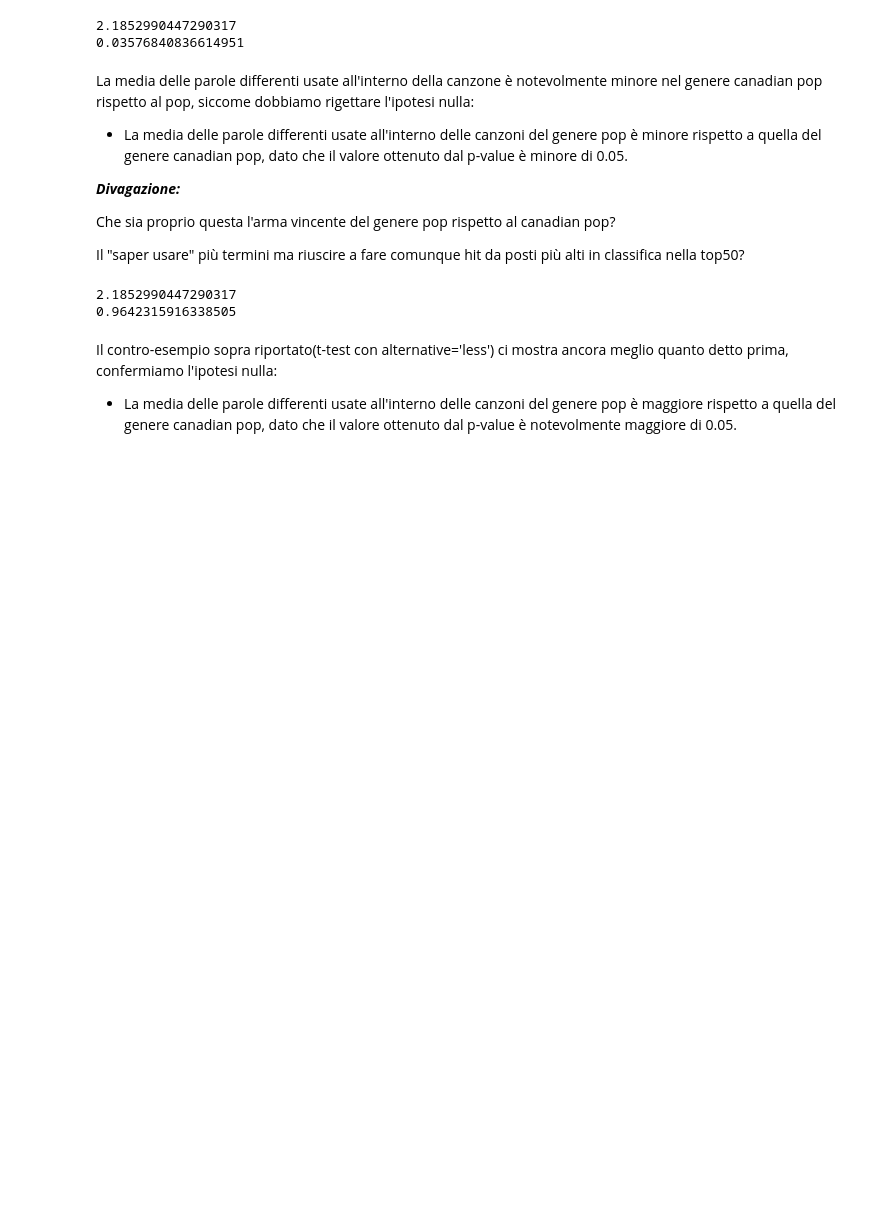
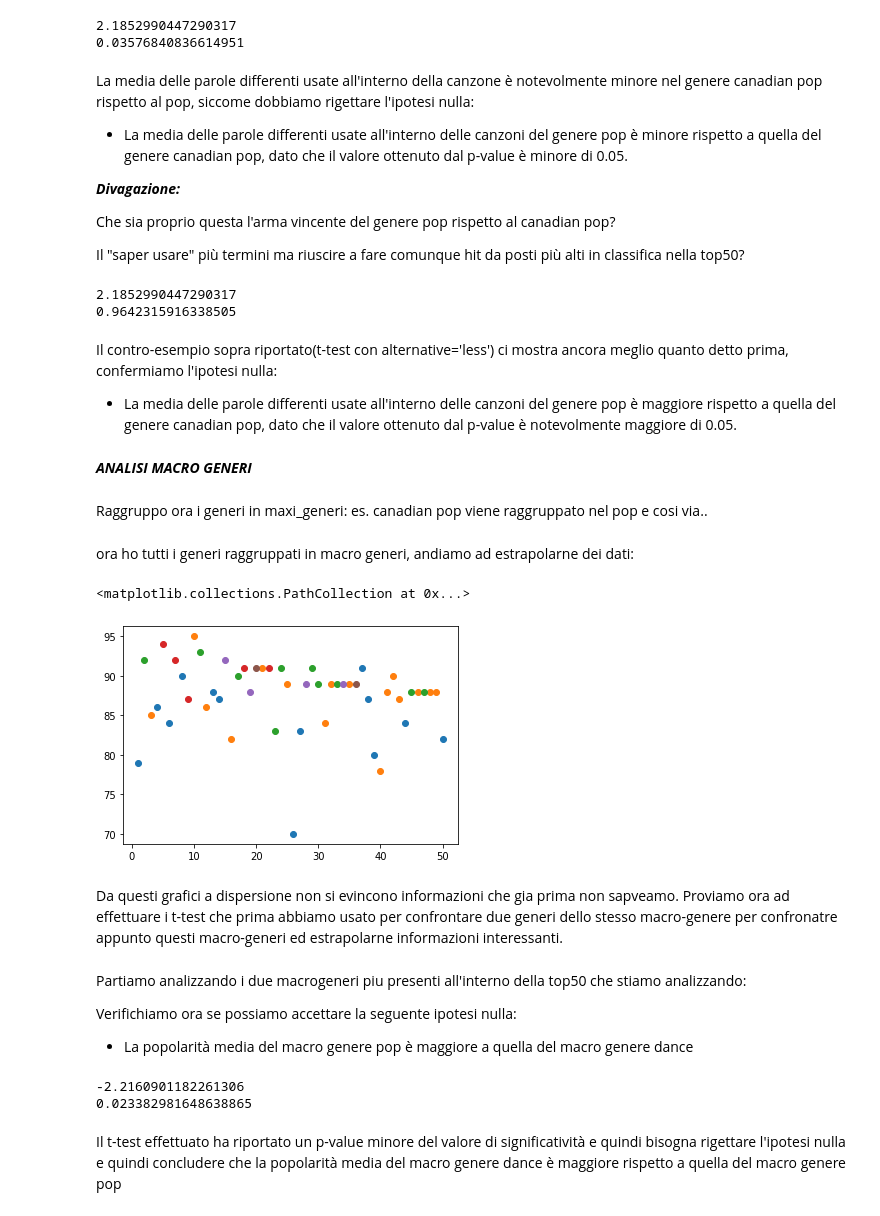
Before and after one commit to PedemonteGiacomo/DataScienceProject, a Jupyter notebook: project.ipynb, the cells around one changed output. Saved outputs shown, nothing was run; the diff lists cells and outputs as text; code cells hidden in the pictures; blank space fills up the shorter version.

```diff
--- a/project.ipynb
+++ b/project.ipynb
@@ -573,3 +526,75 @@ print(p_value)
 
 Il contro-esempio sopra riportato(t-test con alternative='less') ci mostra ancora meglio quanto detto prima, confermiamo l'ipotesi nulla:
 - La media delle parole differenti usate all'interno delle canzoni del genere pop è maggiore rispetto a quella del genere canadian pop, dato che il valore ottenuto dal p-value è notevolmente maggiore di 0.05.
+# %% [markdown]
+***ANALISI MACRO GENERI***
+# %% [markdown]
+Raggruppo ora i generi in maxi_generi: es. canadian pop viene raggruppato nel pop e cosi via..
+# %%
+genere_pop = top50[top50['Genre']=='pop']
+genere_canadian_pop = top50[top50['Genre']=='canadian pop']
+genere_panamanian = top50[top50['Genre']=='panamanian pop']
+genere_australian_pop = top50[top50['Genre']=='australian pop']
+genere_boy_band = top50[top50['Genre']=='boy band']
+maxi_genere_pop = pd.concat([genere_pop,genere_canadian_pop,genere_panamanian,genere_australian_pop,genere_boy_band],axis=0,keys=['pop', 'pop', 'pop', 'pop','pop'], names=['Genere',None]) #, ignore_index=True
+#print(len(maxi_genere_pop))
+genere_pop_house = top50[top50['Genre']=='pop house']
+genere_electropop = top50[top50['Genre']=='electropop']
+genere_dance_pop = top50[top50['Genre']=='dance pop']
+genere_edm =  top50[top50['Genre']=='edm']
+genere_brostep =  top50[top50['Genre']=='brostep']
+maxi_genere_dance = pd.concat([genere_pop_house,genere_electropop,genere_dance_pop,genere_edm,genere_brostep],axis=0,keys=['dance', 'dance', 'dance', 'dance','dance'], names=['Genere',None])
+#print(len(maxi_genere_dance))
+genere_reggaeton = top50[top50['Genre']=='reggaeton']
+genere_latin = top50[top50['Genre']=='latin']
+genere_reggaeton_flow = top50[top50['Genre']=='reggaeton flow']
+genere_r_and_b = top50[top50['Genre']=='r&b en espanol']
+maxi_genere_reggaeton = pd.concat([genere_reggaeton,genere_reggaeton_flow,genere_latin,genere_r_and_b],axis=0,keys=['reggaeton', 'reggaeton', 'reggaeton', 'reggaeton'], names=['Genere',None])
+#print(len(maxi_genere_reggaeton))
+genere_trap = top50[top50['Genre']=='trap music']
+genere_country_rap = top50[top50['Genre']=='country rap']
+genere_dfw_rap = top50[top50['Genre']=='dfw rap']
+maxi_genere_rap = pd.concat([genere_trap,genere_country_rap,genere_dfw_rap],axis=0,keys=['rap', 'rap', 'rap'], names=['Genere',None])
+#print(len(maxi_genere_rap))
+genere_atl_hip_hop = top50[top50['Genre']=='atl hip hop']
+genere_canadian_hip_hop = top50[top50['Genre']=='canadian hip hop']
+maxi_genere_disco_hip_hop = pd.concat([genere_atl_hip_hop,genere_canadian_hip_hop],axis=0,keys=['hip hop', 'hip hop'], names=['Genere',None])
+#print(len(maxi_genere_disco_hip_hop))
+genere_big_room = top50[top50['Genre']=='big room']
+genere_escape_room = top50[top50['Genre']=='escape room']
+maxi_genere_room = pd.concat([genere_big_room,genere_escape_room],axis=0,keys=['room', 'room'], names=['Genere',None])
+#print(len(maxi_genere_room))
+maxi_all = pd.concat([maxi_genere_pop,maxi_genere_dance,maxi_genere_reggaeton,maxi_genere_rap,maxi_genere_disco_hip_hop,maxi_genere_room],axis=0)
+#print(len(maxi_all))
+# %% [markdown]
+ora ho tutti i generi raggruppati in macro generi, andiamo ad estrapolarne dei dati:
+# %%
+#maxi_genere_pop.plot(kind = 'bar',title = 'Numero Canzoni x Genere', fontsize = 10, figsize = (15,5))
+#maxi_all.head(50)
+plt.scatter(maxi_genere_pop['Position'],maxi_genere_pop['Popularity'])
+plt.scatter(maxi_genere_dance['Position'],maxi_genere_dance['Popularity'])
+plt.scatter(maxi_genere_reggaeton['Position'],maxi_genere_reggaeton['Popularity'])
+plt.scatter(maxi_genere_rap['Position'],maxi_genere_rap['Popularity'])
+plt.scatter(maxi_genere_disco_hip_hop['Position'],maxi_genere_disco_hip_hop['Popularity'])
+plt.scatter(maxi_genere_room['Position'],maxi_genere_room['Popularity'])
+# %% [output]
+<matplotlib.collections.PathCollection at 0x...>
+[figure, added]
+# %% [markdown]
+Da questi grafici a dispersione non si evincono informazioni che gia prima non sapveamo.
+Proviamo ora ad effettuare i t-test che prima abbiamo usato per confrontare due generi dello stesso macro-genere per confronatre appunto questi macro-generi ed estrapolarne informazioni interessanti.
+# %% [markdown]
+Partiamo analizzando i due macrogeneri piu presenti all'interno della top50 che stiamo analizzando:
+
+Verifichiamo ora se possiamo accettare la seguente ipotesi nulla:
+
+- La popolarità media del macro genere pop è maggiore a quella del macro genere dance
+# %%
+t_statistic, p_value = stats.ttest_1samp(a= maxi_genere_pop['Popularity'], popmean= maxi_genere_dance['Popularity'].mean(), alternative='less')
+print(t_statistic)
+print(p_value)
+# %% [output]
+-2.2160901182261306
+0.023382981648638865
+# %% [markdown]
+Il t-test effettuato ha riportato un p-value minore del valore di significatività e quindi bisogna rigettare l'ipotesi nulla e quindi concludere che la popolarità media del macro genere dance è maggiore rispetto a quella del macro genere pop
```
Also changed, not shown: parts of 2 cells of this notebook.
